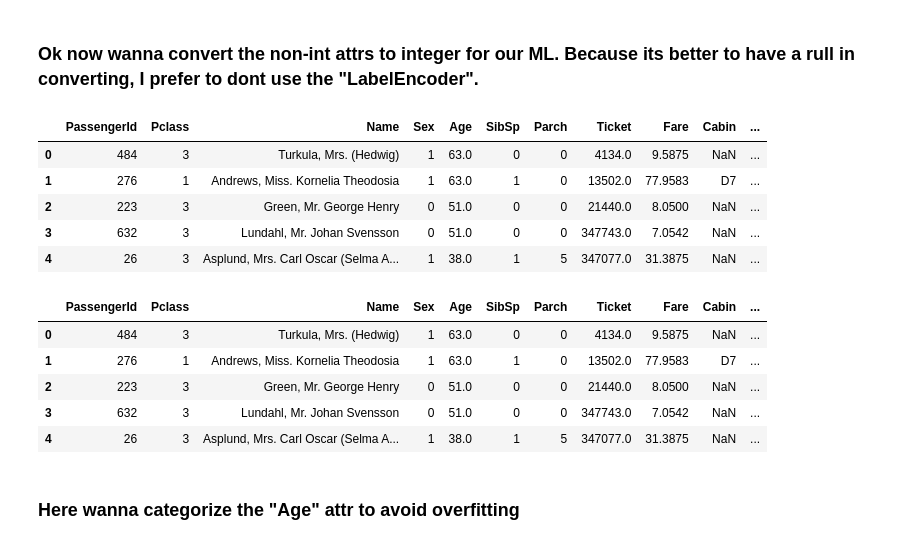
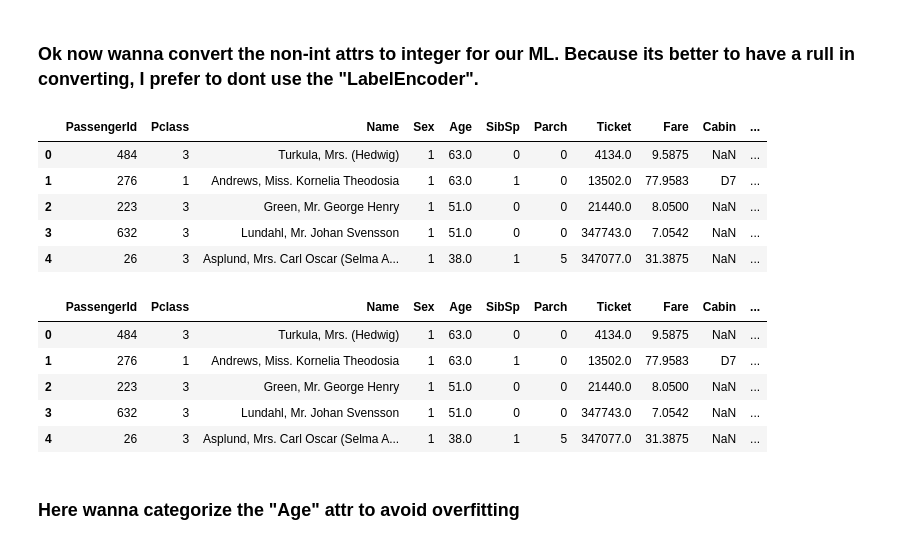
Before and after one commit to nahbos/Machine-Learning, a Jupyter notebook: ID3-Titanic.ipynb, the cells around one changed output. Cells and saved outputs as stored; diff of their text form; code cells hidden in the pictures.

```diff
--- a/ID3-Titanic.ipynb
+++ b/ID3-Titanic.ipynb
@@ -233,33 +233,27 @@ memory usage: 8.7+ KB
 ### Ok now wanna convert the non-int attrs to integer for our ML. Because its better to have a rull in converting, I prefer to dont use the "LabelEncoder".
 # %%
 genders = {"female": 1, "male": 0}
-data = [train, test]
 
-for dataset in data:
-    dataset['Sex'] = dataset['Sex'].map(genders)
-
+train, test = mapper(train, test, 'Sex', genders)
 train.head()
 # %% [output]
 |  | PassengerId | Pclass | Name | Sex | Age | SibSp | Parch | Ticket | Fare | Cabin | ... |
 | 0 | 484 | 3 | Turkula, Mrs. (Hedwig) | 1 | 63.0 | 0 | 0 | 4134.0 | 9.5875 | NaN | ... |
 | 1 | 276 | 1 | Andrews, Miss. Kornelia Theodosia | 1 | 63.0 | 1 | 0 | 13502.0 | 77.9583 | D7 | ... |
-| 2 | 223 | 3 | Green, Mr. George Henry | 0 | 51.0 | 0 | 0 | 21440.0 | 8.0500 | NaN | ... |
-| 3 | 632 | 3 | Lundahl, Mr. Johan Svensson | 0 | 51.0 | 0 | 0 | 347743.0 | 7.0542 | NaN | ... |
+| 2 | 223 | 3 | Green, Mr. George Henry | 1 | 51.0 | 0 | 0 | 21440.0 | 8.0500 | NaN | ... |
+| 3 | 632 | 3 | Lundahl, Mr. Johan Svensson | 1 | 51.0 | 0 | 0 | 347743.0 | 7.0542 | NaN | ... |
 | 4 | 26 | 3 | Asplund, Mrs. Carl Oscar (Selma A... | 1 | 38.0 | 1 | 5 | 347077.0 | 31.3875 | NaN | ... |
 # %%
 embarks = {"S": 0, "C": 1, "Q": 2}
-data = [train, test]
 
-for dataset in data:
-    dataset['Embarked'] = dataset['Embarked'].map(embarks)
-
+train, test = mapper(train, test, 'Embarked', embarks)
 train.head()
 # %% [output]
 |  | PassengerId | Pclass | Name | Sex | Age | SibSp | Parch | Ticket | Fare | Cabin | ... |
 | 0 | 484 | 3 | Turkula, Mrs. (Hedwig) | 1 | 63.0 | 0 | 0 | 4134.0 | 9.5875 | NaN | ... |
 | 1 | 276 | 1 | Andrews, Miss. Kornelia Theodosia | 1 | 63.0 | 1 | 0 | 13502.0 | 77.9583 | D7 | ... |
-| 2 | 223 | 3 | Green, Mr. George Henry | 0 | 51.0 | 0 | 0 | 21440.0 | 8.0500 | NaN | ... |
-| 3 | 632 | 3 | Lundahl, Mr. Johan Svensson | 0 | 51.0 | 0 | 0 | 347743.0 | 7.0542 | NaN | ... |
+| 2 | 223 | 3 | Green, Mr. George Henry | 1 | 51.0 | 0 | 0 | 21440.0 | 8.0500 | NaN | ... |
+| 3 | 632 | 3 | Lundahl, Mr. Johan Svensson | 1 | 51.0 | 0 | 0 | 347743.0 | 7.0542 | NaN | ... |
 | 4 | 26 | 3 | Asplund, Mrs. Carl Oscar (Selma A... | 1 | 38.0 | 1 | 5 | 347077.0 | 31.3875 | NaN | ... |
 # %% [markdown]
 ### Here wanna categorize the "Age" attr to avoid overfitting
```
Also changed, not shown: parts of 19 cells of this notebook.
